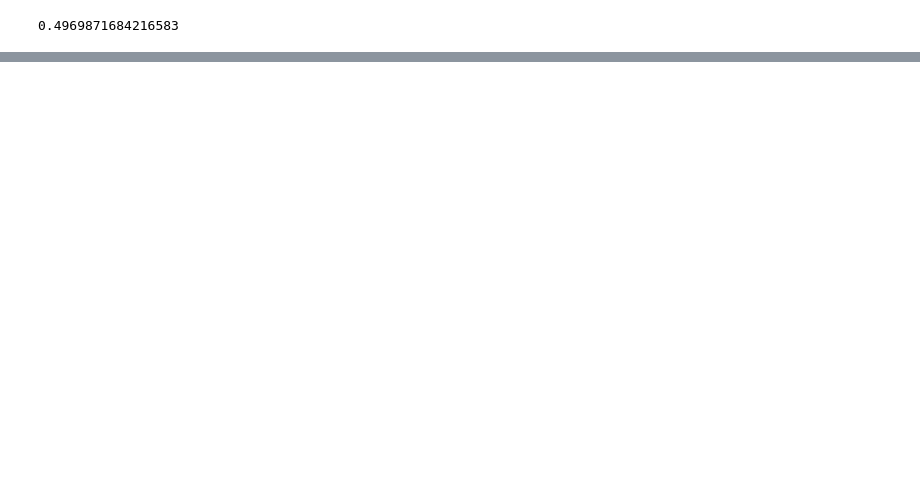
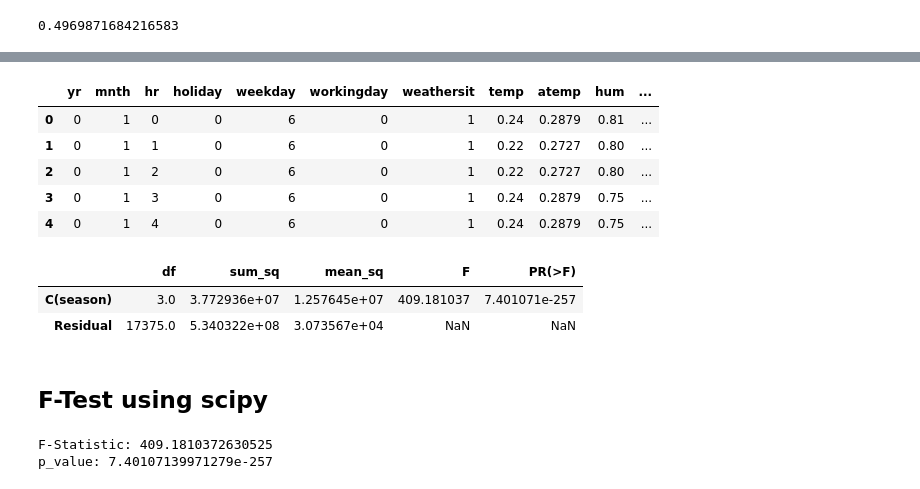
Before and after one commit to lisanvo/aai500-final-project, a Jupyter notebook: models/lisa.ipynb, the cells around one changed output, grey strips where cells are left out. Cells and saved outputs as stored; diff of their text form; code cells hidden in the pictures; blank space fills up the shorter version.

Commit message:
Apply ANOVA testing and organized sections in Lisa notebook

```diff
--- a/models/lisa.ipynb
+++ b/models/lisa.ipynb
@@ -324,0 +334,20 @@ Based on the information provided, it appears that the model has a perfect fit,
+# %%
+df_enc.head()
+# %% [output]
+|  | yr | mnth | hr | holiday | weekday | workingday | weathersit | temp | atemp | hum | ... |
+| 0 | 0 | 1 | 0 | 0 | 6 | 0 | 1 | 0.24 | 0.2879 | 0.81 | ... |
+| 1 | 0 | 1 | 1 | 0 | 6 | 0 | 1 | 0.22 | 0.2727 | 0.80 | ... |
+| 2 | 0 | 1 | 2 | 0 | 6 | 0 | 1 | 0.22 | 0.2727 | 0.80 | ... |
+| 3 | 0 | 1 | 3 | 0 | 6 | 0 | 1 | 0.24 | 0.2879 | 0.75 | ... |
+| 4 | 0 | 1 | 4 | 0 | 6 | 0 | 1 | 0.24 | 0.2879 | 0.75 | ... |
+# %%
+# Run ANOVA test
+fit = smf.ols(formula='cnt ~ C(season)', data=df).fit()
+aov_table = sm.stats.anova_lm(fit)
+aov_table
+# %% [output]
+|  | df | sum_sq | mean_sq | F | PR(>F) |
+| C(season) | 3.0 | 3.772936e+07 | 1.257645e+07 | 409.181037 | 7.401071e-257 |
+| Residual | 17375.0 | 5.340322e+08 | 3.073567e+04 | NaN | NaN |
+# %% [markdown]
+## F-Test using scipy
@@ -324,0 +363,6 @@ Based on the information provided, it appears that the model has a perfect fit,
+# %%
+print(f'F-Statistic: {f_stat}')
+print(f'p_value: {p_value}')
+# %% [output]
+F-Statistic: 409.1810372630525
+p_value: 7.40107139971279e-257
```
Also changed, not shown: parts of 29 cells of this notebook.
